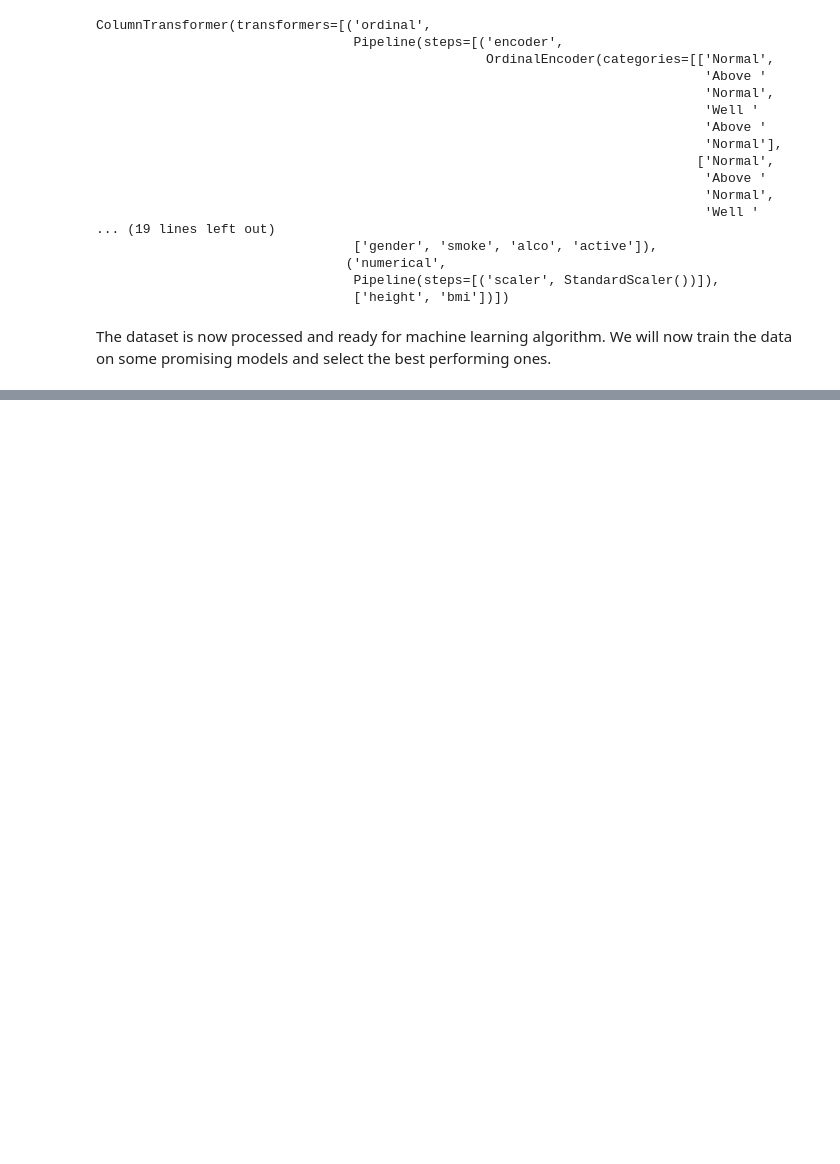
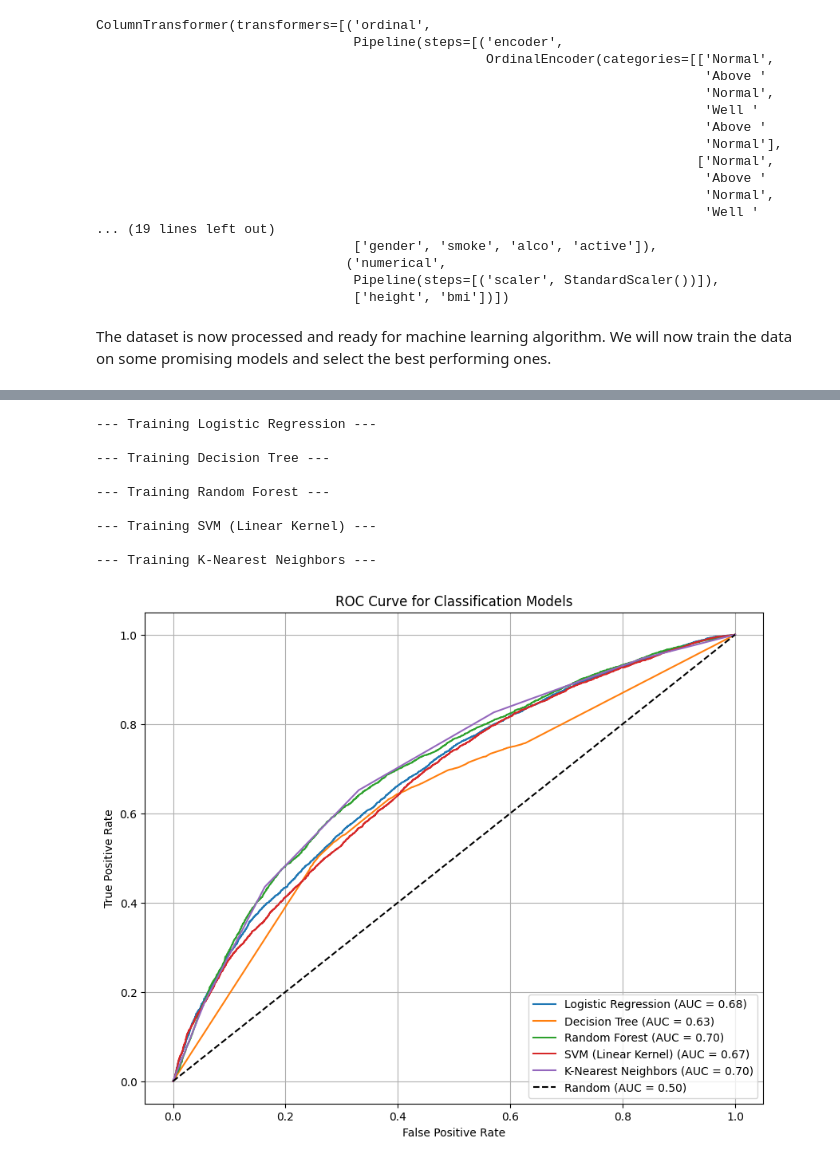
Before and after one commit to mobadara/cardiovascular-disease-risk-prediction, a Jupyter notebook: notebooks/model-training.ipynb, the cells around one changed output, grey strips where cells are left out. Saved outputs shown, nothing was run; the diff lists cells and outputs as text; code cells hidden in the pictures; blank space fills up the shorter version.

```diff
--- a/notebooks/model-training.ipynb
+++ b/notebooks/model-training.ipynb
@@ -216,10 +217,6 @@ preprocessor = ColumnTransformer([
     ('categorical', categorical_pipeline, ['gender', 'smoke', 'alco', 'active']),
     ('numerical', numerical_pipeline, ['height', 'bmi'])
 ])
-
-X_train_preprocessed = preprocessor.fit_transform(X_train)
-print(preprocessor.get_feature_names_out())
-preprocessor
 # %% [output]
 ['ordinal__cholesterol' 'ordinal__gluc' 'ordinal__age_group'
  'ordinal__blood_pressure_category' 'categorical__gender_Male'
@@ -246,0 +259,60 @@ The dataset is now processed and ready for machine learning algorithm. We will n
+# %%
+models = {
+    "Logistic Regression": make_pipeline(preprocessor, LogisticRegression(solver='liblinear', random_state=42)),
+    "Decision Tree": make_pipeline(preprocessor, DecisionTreeClassifier(random_state=42)),
+    "Random Forest": make_pipeline(preprocessor, RandomForestClassifier(random_state=42)),
+    "SVM (Linear Kernel)": make_pipeline(preprocessor, SVC(kernel='linear', probability=True, random_state=42)),
+    "K-Nearest Neighbors": make_pipeline(preprocessor, KNeighborsClassifier())
+}
+
+results = {}
+plt.figure(figsize=(10, 8))
+
+for name, model in models.items():
+    print(f"\n--- Training {name} ---")
+    model.fit(X_train, y_train)
+    y_pred = model.predict(X_test)
+    y_proba = model.predict_proba(X_test)[:, 1]
+
+    accuracy = accuracy_score(y_test, y_pred)
+    precision = precision_score(y_test, y_pred)
+    recall = recall_score(y_test, y_pred)
+    f1 = f1_score(y_test, y_pred)
+    roc_auc = roc_auc_score(y_test, y_proba)
+
+    results[name] = {
+        "Accuracy": accuracy,
+        "Precision": precision,
+        "Recall": recall,
+        "F1-Score": f1,
+        "ROC-AUC": roc_auc
+    }
+
+    fpr, tpr, _ = roc_curve(y_test, y_proba)
+    roc_auc_val = auc(fpr, tpr)
+    plt.plot(fpr, tpr, label=f'{name} (AUC = {roc_auc_val:.2f})')
+
+plt.plot([0, 1], [0, 1], 'k--', label='Random (AUC = 0.50)')
+plt.xlabel('False Positive Rate')
+plt.ylabel('True Positive Rate')
+plt.title('ROC Curve for Classification Models')
+plt.legend(loc='lower right')
+plt.grid(True)
+plt.show()
+
+print("\n--- Model Evaluation Summary ---")
+for name, metrics in results.items():
+    print(f"\nModel: {name}")
+    for metric_name, value in metrics.items():
+        print(f"  {metric_name}: {value:.4f}")
+# %% [output]
+--- Training Logistic Regression ---
+
+--- Training Decision Tree ---
+
+--- Training Random Forest ---
+
+--- Training SVM (Linear Kernel) ---
+
+--- Training K-Nearest Neighbors ---
+[figure, added]
```
Also changed, not shown: parts of 3 cells of this notebook.
